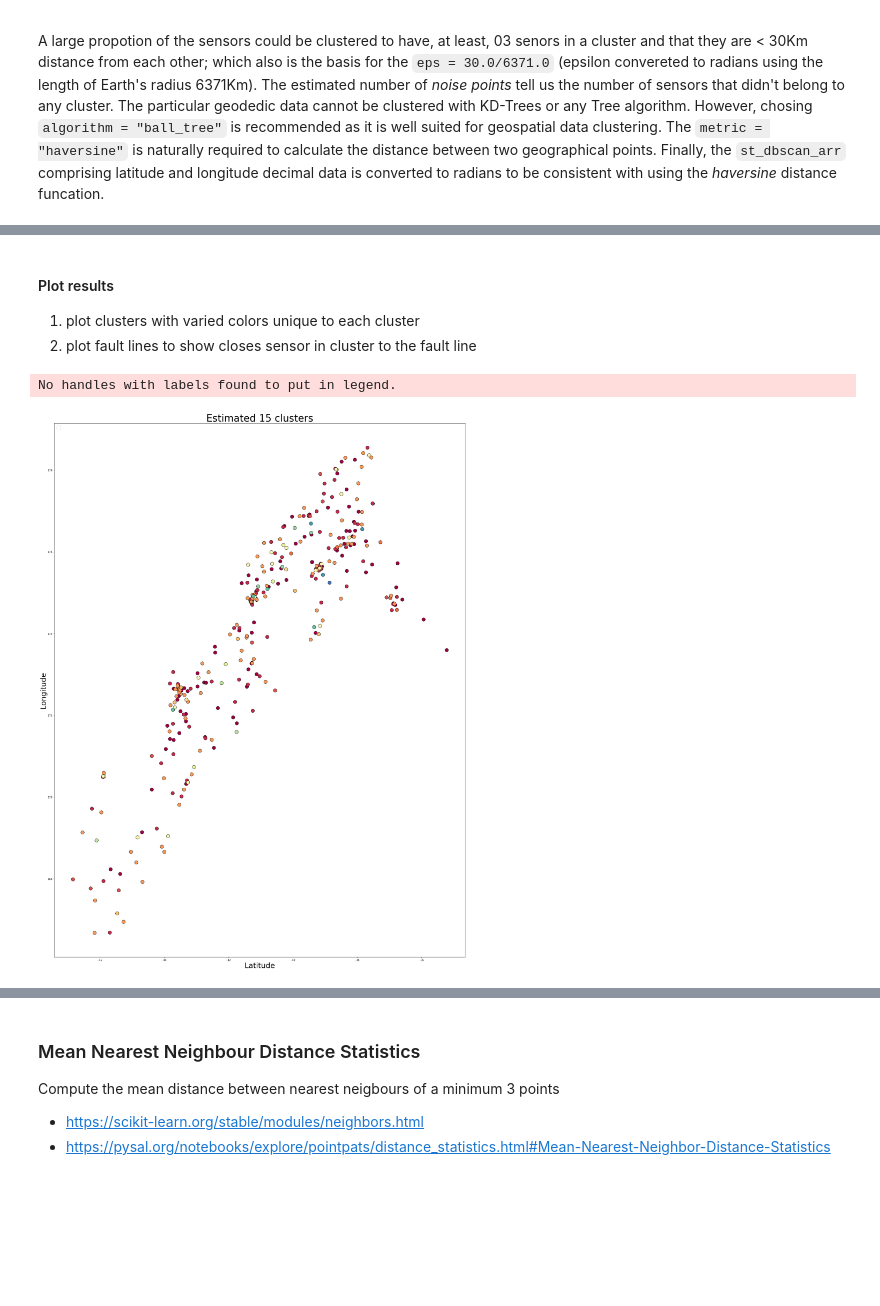
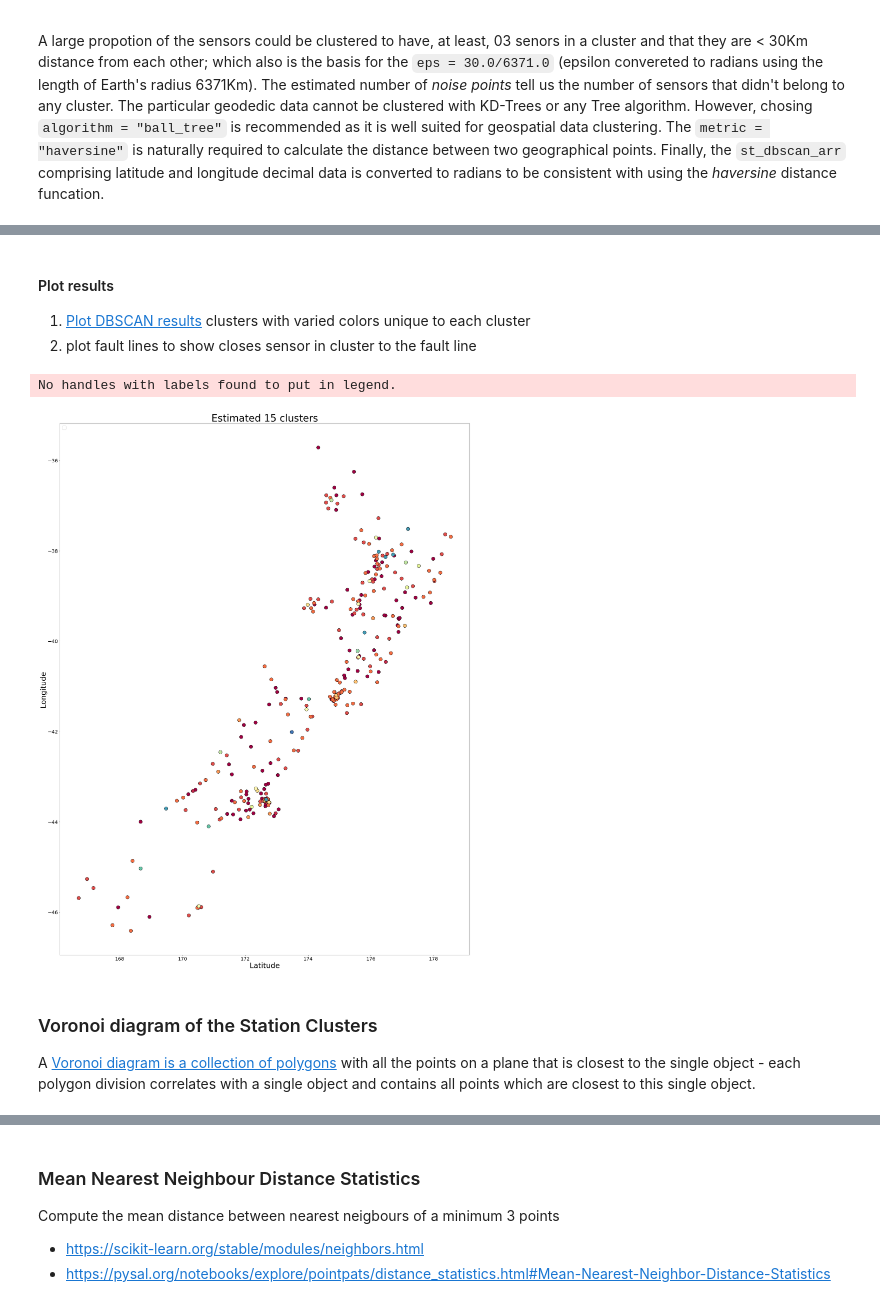
Before and after one commit to waidyanatha/quasar, a Jupyter notebook: notebooks/1a_shield_network_cluster_maps.ipynb, the cells around one changed output, grey strips where cells are left out. Saved outputs shown, nothing was run; the diff lists cells and outputs as text; code cells hidden in the pictures; blank space fills up the shorter version.

Commit message:
Modifications to Notebook 1a and new clustering.py class
Signed-off-by: Nuwan Waidyanatha <waidyanatha@gmail.com>

````diff
--- a/notebooks/1a_shield_network_cluster_maps.ipynb
+++ b/notebooks/1a_shield_network_cluster_maps.ipynb
@@ -33,5 +61,6 @@ HN1  = \*\*1 North-South direction channel
 We make use of the ../lib/stations.py class methods to retrieve the station inventory data and present a summary of the retrieved data.
 # %%
+''' Get all stations  '''
 import sys
 sys.path.insert(1, '../lib')
 import stations
@@ -39,13 +68,13 @@ import stations
 try:
     cls_st = stations.station_data()
     __client = cls_st.get_client()
-    st_list, invalid_st_list = cls_st.get_stations(__client)
+    st_list, invalid_st_list, _ = cls_st.get_stations(__client)
     if not st_list:
         raise TypeError
+
     print(f'In the inventory of {len(st_list)+len(invalid_st_list)} total station')
-    print(f'There are {len(st_list)} Invalid stations')
-    print(f'and {len(invalid_st_list)} VALID active stations.')
-    print(f'{invalid_st_list}')
+    print(f'There are {len(st_list)} active stations inside the geographic land boundaries.')
+    print(f'and {len(invalid_st_list)} active stations outside the geographic land boundaries.')
 except Exception as err:
     print("Error message:", err)
 # %% [output]
@@ -144,0 +253,8 @@ def get_dbscan_labels(st_arr):
+# %%
+import hdbscan
+clusterer = hdbscan.HDBSCAN(min_cluster_size=5, gen_min_span_tree=True)
+clusterer.fit(station_coordinates)
+clusterer.minimum_spanning_tree_.plot(edge_cmap='viridis',
+                                      edge_alpha=0.6,
+                                      node_size=10,
+                                      edge_linewidth=2)
@@ -146,25 +265,3 @@ def get_dbscan_labels(st_arr):
 ### Parametric analysis of the clusters
 
 A large propotion of the sensors could be clustered to have, at least, 03 senors in a cluster and that they are < 30Km distance from each other; which also is the basis for the ```eps = 30.0/6371.0``` (epsilon convereted to radians using the length of Earth's radius 6371Km). The estimated number of _noise points_ tell us the number of sensors that didn't belong to any cluster. The particular geodedic data cannot be clustered with KD-Trees or any Tree algorithm. However, chosing ```algorithm = "ball_tree"``` is recommended as it is well suited for geospatial data clustering. The ```metric = "haversine"``` is naturally required to calculate the distance between two geographical points. Finally, the ```st_dbscan_arr``` comprising latitude and longitude decimal data is converted to radians to be consistent with using the _haversine_ distance funcation.
-# %%
-# Convert to float to avoid throwing a datatype error in the plot function
-station_coordinates = np.array(lstStationLoc).astype(np.float)
-# Run dbscan and get the labels
-labels, labels_true, core_samples_mask = get_dbscan_labels(station_coordinates)
-#print('core samples mask', len(core_samples_mask),core_samples_mask)
-
-# Number of clusters in labels, ignoring noise if present.
-n_clusters_ = len(set(labels)) - (1 if -1 in labels else 0)
-n_noise_ = list(labels).count(-1)
-
-print('Total number of stations: %d' % len(labels))
-print('Estimated number of clusters: %d' % n_clusters_)
-print('Estimated number of noise points: %d' % n_noise_)
-print("Homogeneity: %0.3f" % metrics.homogeneity_score(labels_true, labels))
-print("Completeness: %0.3f" % metrics.completeness_score(labels_true, labels))
-print("V-measure: %0.3f" % metrics.v_measure_score(labels_true, labels))
-print("Adjusted Rand Index: %0.3f"
-      % metrics.adjusted_rand_score(labels_true, labels))
-print(f"Adjusted Mutual Information: %0.3f" % metrics.adjusted_mutual_info_score(labels_true, labels))
-print("Silhouette Coefficient: %0.3f"
-      % metrics.silhouette_score(station_coordinates, labels))
@@ -182,6 +268,6 @@ Silhouette Coefficient: -0.462
 # %% [markdown]
 #### Plot results
-1. plot clusters with varied colors unique to each cluster
+1. [Plot DBSCAN results](https://scikit-learn.org/stable/auto_examples/cluster/plot_dbscan.html#sphx-glr-auto-examples-cluster-plot-dbscan-py) clusters with varied colors unique to each cluster
 1. plot fault lines to show closes sensor in cluster to the fault line
 # %%
 ''' PLOT DBSCAN results on a map '''
@@ -193,32 +279,37 @@ plt.figure(figsize=(30, 40))
 #            resolution='l',lat_0=-40,lon_0=176.)
 #nz_map.drawcoastlines()
 
 # Black removed and is used for noise instead.
 unique_labels = set(labels)
 colors = [plt.cm.Spectral(each)
           for each in np.linspace(0, 1, len(unique_labels))]
 for k, col in zip(unique_labels, colors):
     if k == -1:
         # Black used for noise.
         col = [0, 0, 0, 1]
 
     class_member_mask = (labels == k)
 
     xy = station_coordinates[class_member_mask & core_samples_mask]
-    plt.plot(xy[:, 0], xy[:, 1], 'o', markerfacecolor=tuple(col),
+    plt.plot(xy[:, 1], xy[:, 0], 'o', markerfacecolor=tuple(col),
              markeredgecolor='k', markersize=14)
 
     ''' Uncomment to plot the DBSCAN noise '''
     #xy = station_coordinates[class_member_mask & ~core_samples_mask]
     #plt.plot(xy[:, 0], xy[:, 1], 'o', markerfacecolor=tuple(col),
     #         markeredgecolor='k', markersize=6)
 
 ''' TODO add legend '''
 plt.title('Estimated %d clusters' % n_clusters_, fontsize=40)
+plt.xticks(size=20)
+plt.yticks(size=20)
 plt.legend(loc='upper left', fontsize=20)
 plt.xlabel('Latitude', fontsize=30)
 plt.ylabel('Longitude', fontsize=30)
 plt.show()
 # %% [output]
 No handles with labels found to put in legend.
-[figure, old version]
+[figure, new version]
+# %% [markdown]
+### Voronoi diagram of the Station Clusters
+A [Voronoi diagram is a collection of polygons](https://towardsdatascience.com/how-to-create-voronoi-regions-with-geospatial-data-in-python-adbb6c5f2134) with all the points on a plane that is closest to the single object - each polygon division correlates with a single object and contains all points which are closest to this single object.
````
Also changed, not shown: parts of 17 cells of this notebook, 10 other files.
